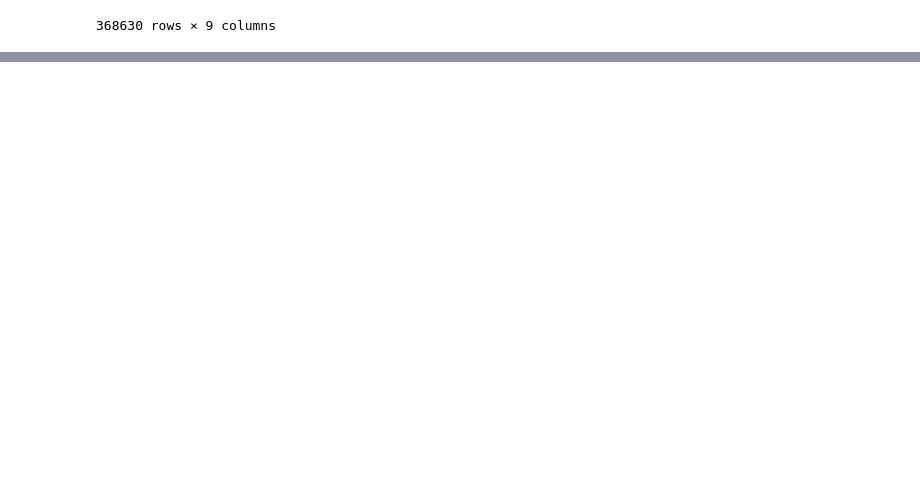
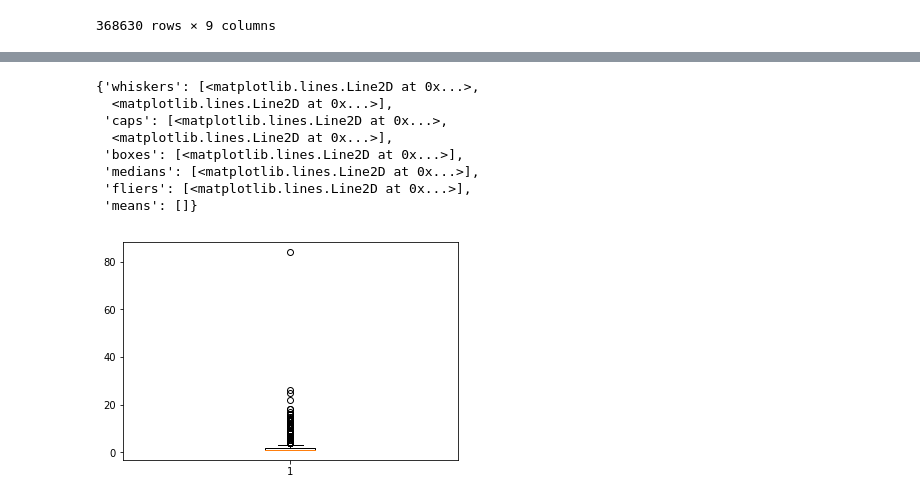
Before and after one commit to vanacorec/mod1_jeopardy_project, a Jupyter notebook: jeopardy1_caroline.ipynb, the cells around one changed output, grey strips where cells are left out. Cells and saved outputs as stored; diff of their text form; code cells hidden in the pictures; blank space fills up the shorter version.

Commit message:
Added more graphs

```diff
--- a/jeopardy1_caroline.ipynb
+++ b/jeopardy1_caroline.ipynb
@@ -543,0 +544,28 @@ Name: Results, Length: 6156, dtype: object
+# %%
+
+
+def get_index0(lst):
+    return lst[0]
+def get_index1(lst):
+    return lst[1]
+def get_index2(lst):
+    return  lst[2]
+
+games_df_copy = games_df
+
+#TS_df = clues_w_date_df[clues_w_date_df["answerer"] == 'Triple Stumper']
+
+games_df_no_sj = games_df_copy[games_df_copy["season"] != "super_jeopardy"]
+
+games_df_no_sj['season'].nunique()
+
+games_df_no_sj["player1"] = games_df_no_sj["Players"].map(get_index0)
+
+games_df_no_sj["player2"] = games_df_no_sj["Players"].map(get_index1)
+games_df_no_sj["player3"] = games_df_no_sj["Players"].map(get_index2)
+
+player1_df = games_df_no_sj[["player1", "datetime"]].rename(columns = {"player1":"player"})
+player2_df = games_df_no_sj[["player2", "datetime"]].rename(columns = {"player2":"player"})
+player3_df = games_df_no_sj[["player3", "datetime"]].rename(columns = {"player3":"player"})
+
+player1_df
@@ -543,0 +603,22 @@ Name: Results, Length: 6156, dtype: object
+# %%
+streak_df = pd.concat([player1_df, player2_df, player3_df]).groupby("player").count()
+streak_df = streak_df.sort_values(by=['datetime'], ascending = False)
+
+streak_df.describe()
+
+
+
+
+fig1, ax1 = plt.subplots()
+
+ax1.boxplot(np.array(streak_df['datetime']))
+# %% [output]
+{'whiskers': [<matplotlib.lines.Line2D at 0x...>,
+  <matplotlib.lines.Line2D at 0x...>],
+ 'caps': [<matplotlib.lines.Line2D at 0x...>,
+  <matplotlib.lines.Line2D at 0x...>],
+ 'boxes': [<matplotlib.lines.Line2D at 0x...>],
+ 'medians': [<matplotlib.lines.Line2D at 0x...>],
+ 'fliers': [<matplotlib.lines.Line2D at 0x...>],
+ 'means': []}
+[figure, added]
```
Also changed, not shown: parts of 19 cells of this notebook.
